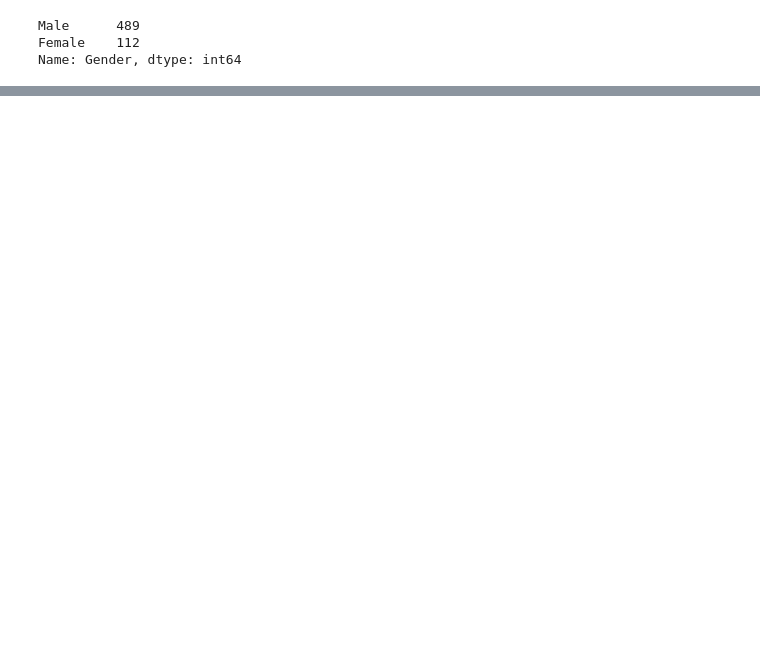
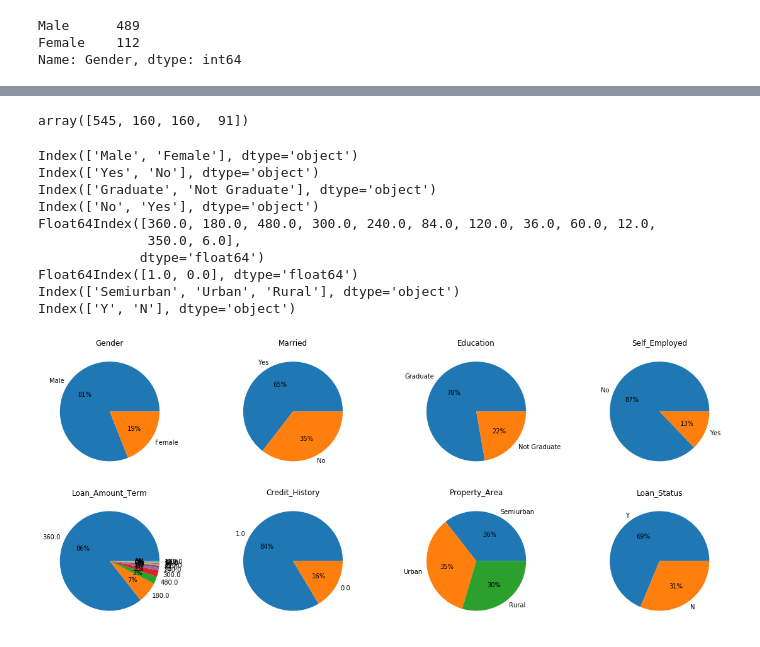
Before and after one commit to atusan/LoanPrediction, a Jupyter notebook: LoanPrediction.ipynb, the cells around one changed output, grey strips where cells are left out. Saved outputs shown, nothing was run; the diff lists cells and outputs as text; code cells hidden in the pictures; blank space fills up the shorter version.

```diff
--- a/LoanPrediction.ipynb
+++ b/LoanPrediction.ipynb
@@ -121,0 +97,2 @@ test = train_df.plot(kind="hist")
+# %%
+data = pd.concat([train_df,test_df], axis=0,sort=False)
@@ -121,0 +125,2 @@ test = train_df.plot(kind="hist")
+# %%
+data = data.drop(columns=['Loan_ID'])
@@ -121,0 +136,32 @@ test = train_df.plot(kind="hist")
+# %%
+dependent_dict = {'0':0,'1':1,'2':2,'3+':3}
+data['Dependents'] = data['Dependents'].map(dependent_dict)
+# %%
+data['Dependents'].value_counts().values
+# %% [output]
+array([545, 160, 160,  91])
+# %%
+catagorical_features = ['Gender','Married','Education','Self_Employed','Loan_Amount_Term','Credit_History',
+                        'Property_Area','Loan_Status']
+numerical_features = ['Dependents','ApplicantIncome','CoapplicantIncome','LoanAmount','Loan_Amount_Term']
+# %%
+plt.figure(figsize=(20,8))
+
+for index ,col in enumerate(catagorical_features,start = 1):
+    plt.subplot(2,4,index)
+    plt.title(col)
+    print(data[col].value_counts().keys())
+    plt.pie(data[col].value_counts().values ,autopct='%1.0f%%', labels=data[col].value_counts().keys())
+#     plt.tight_layout()
+# %% [output]
+Index(['Male', 'Female'], dtype='object')
+Index(['Yes', 'No'], dtype='object')
+Index(['Graduate', 'Not Graduate'], dtype='object')
+Index(['No', 'Yes'], dtype='object')
+Float64Index([360.0, 180.0, 480.0, 300.0, 240.0, 84.0, 120.0, 36.0, 60.0, 12.0,
+              350.0, 6.0],
+             dtype='float64')
+Float64Index([1.0, 0.0], dtype='float64')
+Index(['Semiurban', 'Urban', 'Rural'], dtype='object')
+Index(['Y', 'N'], dtype='object')
+[figure, added]
```
Also changed, not shown: parts of 15 cells of this notebook.
